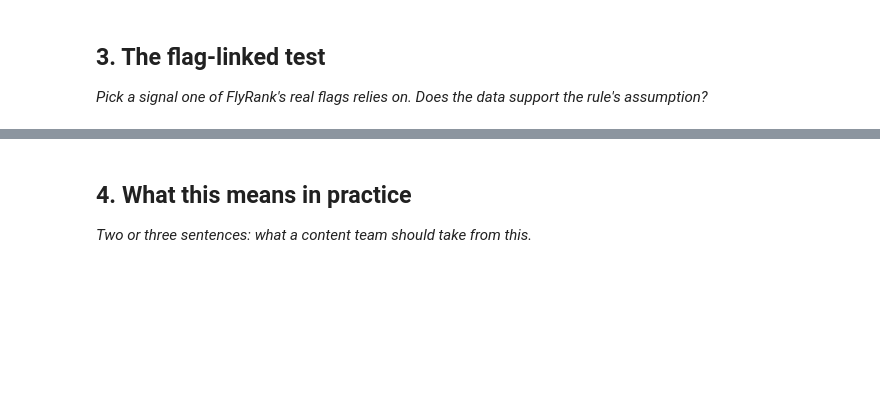
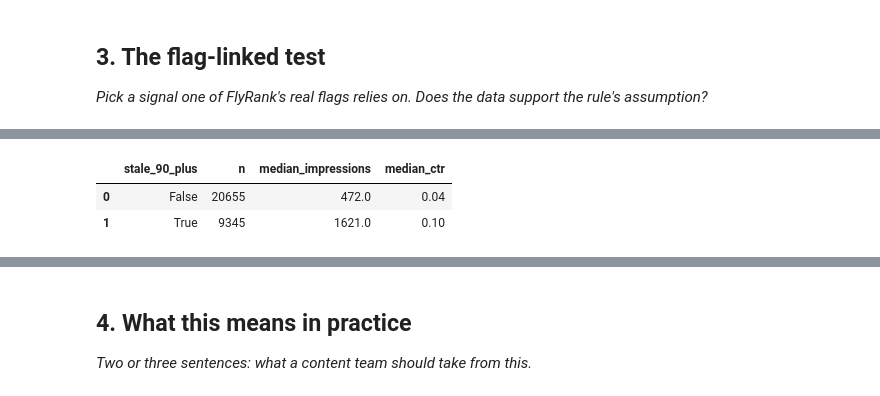
Before and after one commit to Priyaa1904/Flyrank-ML-Internship-Starter, a Jupyter notebook: work/notebooks/w04_signal_audit.ipynb, the cells around one changed output, grey strips where cells are left out. Cells and saved outputs as stored; diff of their text form; code cells hidden in the pictures; blank space fills up the shorter version.

```diff
--- a/work/notebooks/w04_signal_audit.ipynb
+++ b/work/notebooks/w04_signal_audit.ipynb
@@ -29,0 +218,21 @@ This skeleton is yours to fill. Work the sections **in order** — each one has
+# %%
+# Flag-linked test — staleness
+
+flag_linked_staleness = (
+    df.assign(
+        stale_90_plus=df["days_since_last_update"] >= 90
+    )
+    .groupby("stale_90_plus")
+    .agg(
+        n=("content_id", "size"),
+        median_impressions=("impressions_90d", "median"),
+        median_ctr=("ctr", "median")
+    )
+    .reset_index()
+)
+
+flag_linked_staleness
+# %% [output]
+|  | stale_90_plus | n | median_impressions | median_ctr |
+| 0 | False | 20655 | 472.0 | 0.04 |
+| 1 | True | 9345 | 1621.0 | 0.10 |
```
Also changed, not shown: parts of 21 cells of this notebook.
